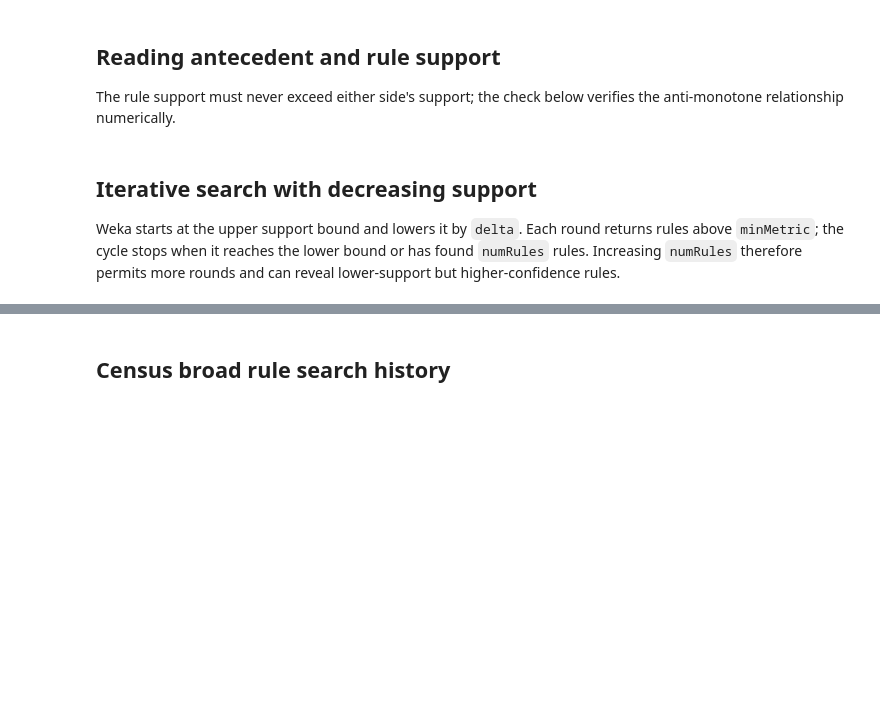
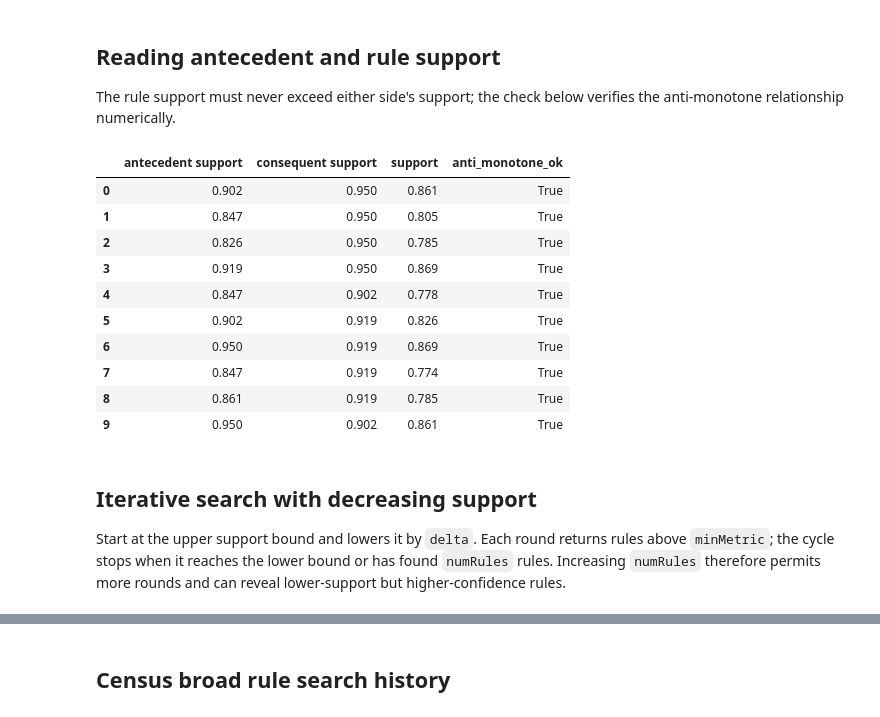
Before and after one commit to w4bo/AA2627-unibo-mldm, a Jupyter notebook: slides/lab-05-association-rules.ipynb, the cells around one changed output, grey strips where cells are left out. Saved outputs shown, nothing was run; the diff lists cells and outputs as text; code cells hidden in the pictures; blank space fills up the shorter version.

```diff
--- a/slides/lab-05-association-rules.ipynb
+++ b/slides/lab-05-association-rules.ipynb
@@ -289,16 +379,27 @@ The rule support must never exceed either side's support; the check below verifi
 # %%
 if not census_rules_10.empty:
     check = census_rules_10.assign(
-        anti_monotone_ok=lambda x: (x["support"] <= x["antecedent support"] + 1e-12)
-        & (x["support"] <= x["consequent support"] + 1e-12)
+        anti_monotone_ok=lambda x: (x["support"] <= x["antecedent support"]) & (x["support"] <= x["consequent support"])
     )[["antecedent support", "consequent support", "support", "anti_monotone_ok"]]
     assert check["anti_monotone_ok"].all()
 
 check.round(4) if not census_rules_10.empty else pd.DataFrame()
+# %% [output]
+|  | antecedent support | consequent support | support | anti_monotone_ok |
+| 0 | 0.902 | 0.950 | 0.861 | True |
+| 1 | 0.847 | 0.950 | 0.805 | True |
+| 2 | 0.826 | 0.950 | 0.785 | True |
+| 3 | 0.919 | 0.950 | 0.869 | True |
+| 4 | 0.847 | 0.902 | 0.778 | True |
+| 5 | 0.902 | 0.919 | 0.826 | True |
+| 6 | 0.950 | 0.919 | 0.869 | True |
+| 7 | 0.847 | 0.919 | 0.774 | True |
+| 8 | 0.861 | 0.919 | 0.785 | True |
+| 9 | 0.950 | 0.902 | 0.861 | True |
 # %% [markdown]
 ## Iterative search with decreasing support
 
-Weka starts at the upper support bound and lowers it by `delta`. Each round returns rules above `minMetric`; the cycle stops when it reaches the lower bound or has found `numRules` rules. Increasing `numRules` therefore permits more rounds and can reveal lower-support but higher-confidence rules.
+Start at the upper support bound and lowers it by `delta`. Each round returns rules above `minMetric`; the cycle stops when it reaches the lower bound or has found `numRules` rules. Increasing `numRules` therefore permits more rounds and can reveal lower-support but higher-confidence rules.
 # %%
 census_itemsets_100, census_rules_100, census_history_100 = weka_like_search(
     census_items,
```
Also changed, not shown: parts of 48 cells of this notebook, 46 other files.
